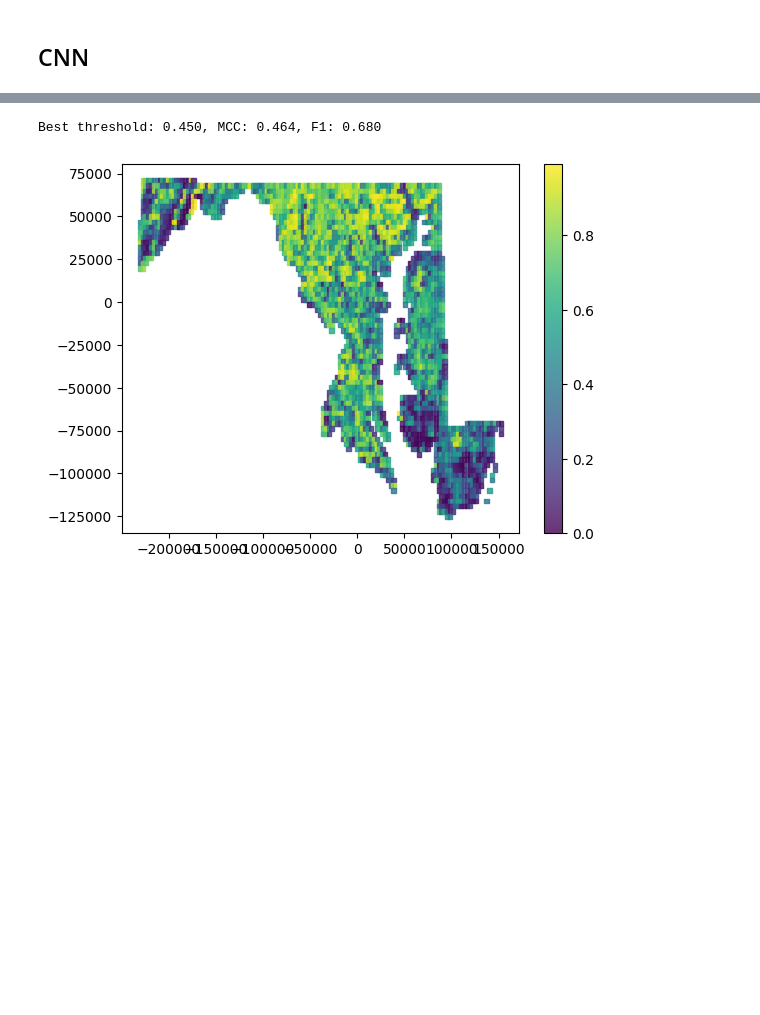
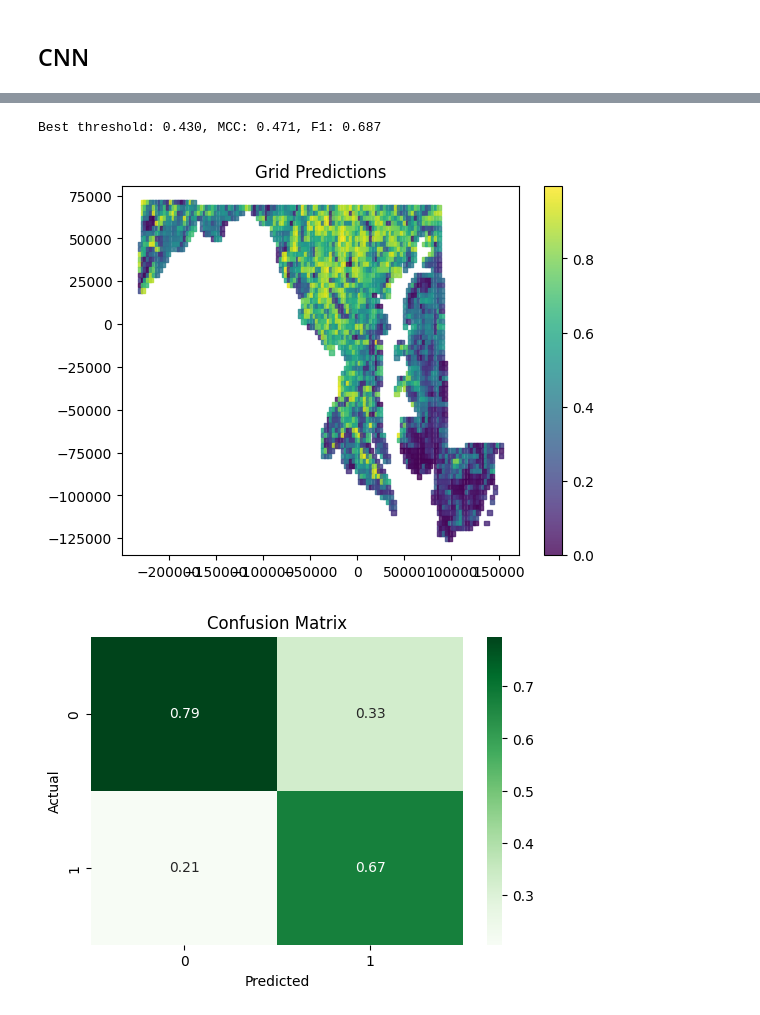
Before and after one commit to acfinch-gwu/birdCNN, a Jupyter notebook: bird_CNN.ipynb, the cells around one changed output, grey strips where cells are left out. Cells and saved outputs as stored; diff of their text form; code cells hidden in the pictures; blank space fills up the shorter version.

```diff
--- a/bird_CNN.ipynb
+++ b/bird_CNN.ipynb
@@ -407,6 +425,10 @@ for t in np.linspace(0, 1, 101):
         best_mcc, best_f1, best_thresh = m, f, t
 
 print(f"Best threshold: {best_thresh:.3f}, MCC: {best_mcc:.3f}, F1: {best_f1:.3f}")
+
+## Generate Confusion matrix using tuned threshold and calibrated probabilities
+best_pred = (val_probs_cal > best_thresh).astype(int)
+confmat = confusion_matrix(y_val, best_pred, normalize = 'pred')
 
 # 8. Predict on grid
 grid = pd.read_csv(data_folder + "environmental_vars_prediction_grid_md.csv")
@@ -456,13 +478,25 @@ results_df = pd.DataFrame({
 })
 results_df.to_csv("cnn_predictions_for_r.csv", index=False)
 # %% [output]
-Best threshold: 0.450, MCC: 0.464, F1: 0.680
+Best threshold: 0.430, MCC: 0.471, F1: 0.687
 # %%
+plt.title('Grid Predictions')
 plt.scatter(grid_output['x'], grid_output['y'], c = grid_output['encounter_rate'].values, s = 10, marker = 's', alpha = 0.8)
 plt.colorbar()
 plt.show()
+plt.savefig('cnn_grid_pred.png')
+plt.close()
+plt.figure(figsize=(6, 4))
+sns.heatmap(confmat, annot=True, cmap='Greens')
+plt.xlabel('Predicted')
+plt.ylabel('Actual')
+plt.title('Confusion Matrix')
+plt.show()
+plt.savefig('cnn_conf_mat.png')
+plt.close()
 # %% [output]
-[figure, old version]
+[figure, new version]
+[figure, added]
 # %%
 ## Plot accuracy and f1
 plt.plot(range(20), train_accuracy)
```
Also changed, not shown: parts of 7 cells of this notebook, 12 other files.
